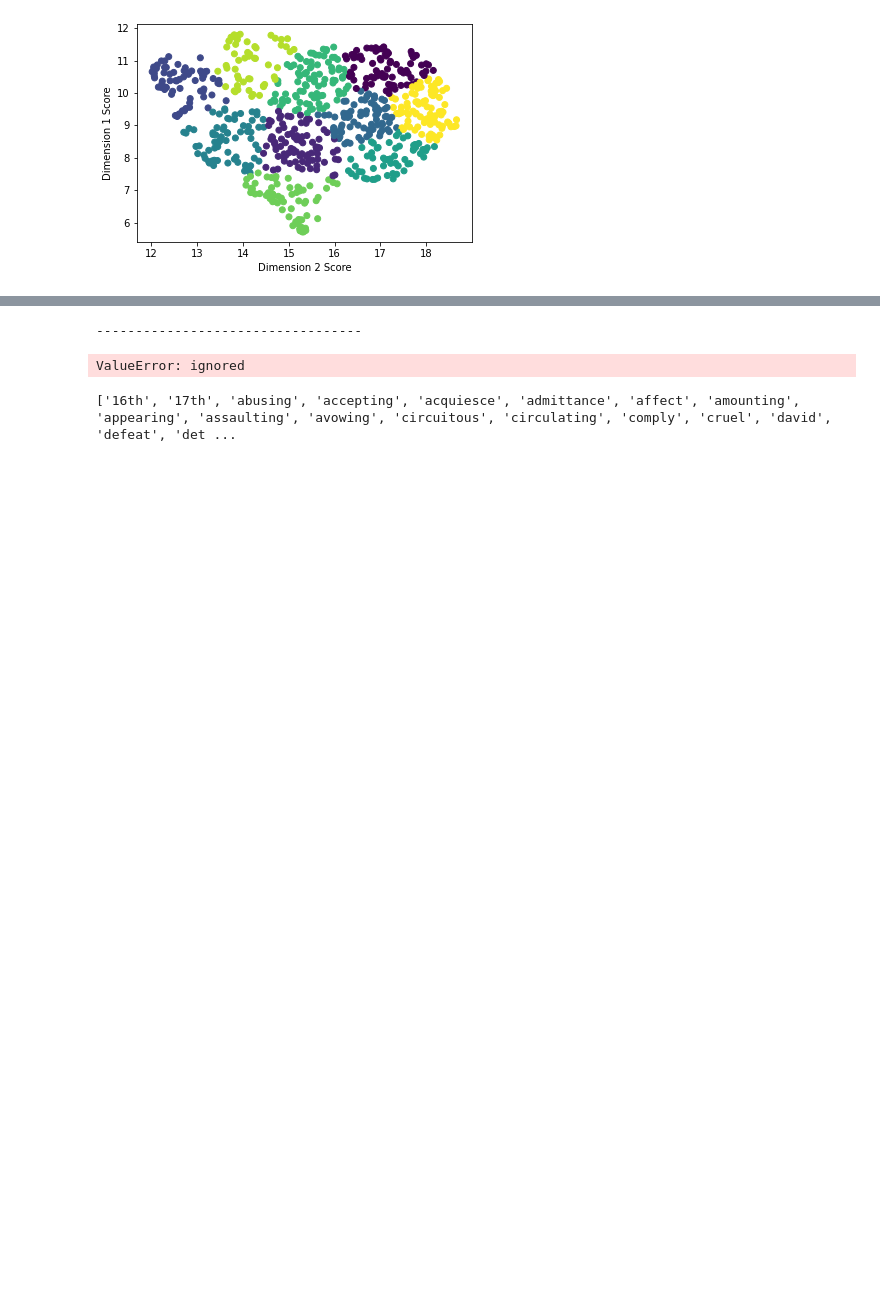
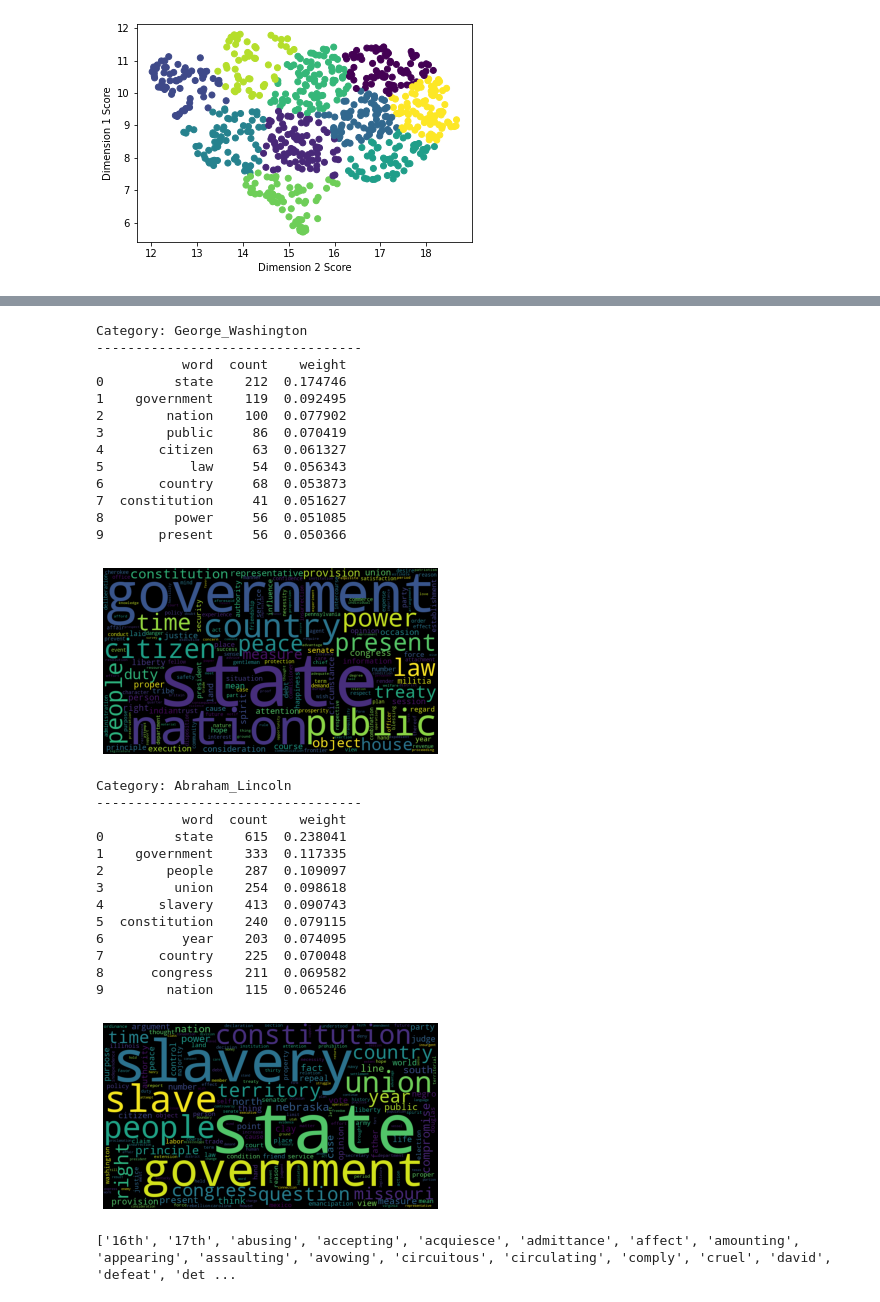
Before and after one commit to yahya010/DocClustering, a Jupyter notebook: Code/ColabRefactor2.ipynb, the cells around one changed output, grey strips where cells are left out. Saved outputs shown, nothing was run; the diff lists cells and outputs as text; code cells hidden in the pictures; blank space fills up the shorter version.

```diff
--- a/Code/ColabRefactor2.ipynb
+++ b/Code/ColabRefactor2.ipynb
@@ -464,9 +505,9 @@ def build_vectorizer(documents, ngram_range=(1,1), max_df=1.0, min_df=1, stop_wo
 # %%
-def word_cloud_per_class(i_class, data_samples, general_stopwords, domain_stopwords, stemmer, lemmatizer, is_skip_header=True):
-  # print("Category:", TARGET_NAMES[i_class])
+def word_cloud_per_class(pres, data_samples, general_stopwords, domain_stopwords, stemmer, lemmatizer, is_skip_header=True):
+  print("Category:", pres.name)
   print("----------------------------------")
-  data_samples_group = [x for i,x in enumerate(data_samples)]
-  data_classes_group = [i_class] * len(data_samples_group)
+  data_samples_group = [x for i,x in enumerate(data_samples) if data_classes[i] == pres.value]
+  data_classes_group = [pres.value] * len(data_samples_group)
 
   # Preprocess documents
   df_token_lists_per_class, df_lem_strings_per_class, data_samples_processed_per_class, data_processed_per_class = \
@@ -480,6 +521,38 @@ def word_cloud_per_class(i_class, data_samples, general_stopwords, domain_stopwo
   # Build word cloud
   cloud = word_cloud(df_weights)
   return cloud
+# %%
+for pres in PRESIDENTS:
+  word_cloud_per_class(pres, data_samples, general_stopwords, domain_stopwords, stemmer, lemmatizer, is_skip_header=True)
+# %% [output]
+Category: George_Washington
+----------------------------------
+           word  count    weight
+0         state    212  0.174746
+1    government    119  0.092495
+2        nation    100  0.077902
+3        public     86  0.070419
+4       citizen     63  0.061327
+5           law     54  0.056343
+6       country     68  0.053873
+7  constitution     41  0.051627
+8         power     56  0.051085
+9       present     56  0.050366
+[figure, added]
+Category: Abraham_Lincoln
+----------------------------------
+           word  count    weight
+0         state    615  0.238041
+1    government    333  0.117335
+2        people    287  0.109097
+3         union    254  0.098618
+4       slavery    413  0.090743
+5  constitution    240  0.079115
+6          year    203  0.074095
+7       country    225  0.070048
+8      congress    211  0.069582
+9        nation    115  0.065246
+[figure, added]
 # %%
 def color_func(word=None, font_size=None,
                      position=None, orientation=None,
@@ -660,13 +566,3 @@ cvec, tf, tfidf, feature_names, df_bag_of_words, df_weights, cos_sim, samp_dist
-# %%
-stemmer = nltk.stem.PorterStemmer()
-lemmatizer = nltk.stem.WordNetLemmatizer()
-domain_stopwords = ['subject', 'organization', 'lines', 'from', 'reply-to', 'distribution', 'keywords', 'article', 'newsreader', 'nntp-posting-host', 'writes', 'x-newsreader', 'summary']
-
-i_class = 0
-word_cloud_per_class(i_class, filteredTranscript, stop_words, stop_words, stemmer, lemmatizer, is_skip_header=True)
-# %% [output]
-----------------------------------
-ValueError: ignored
 # %%
 #Original method - probably using this
 
```
Also changed, not shown: parts of 4 cells of this notebook.
